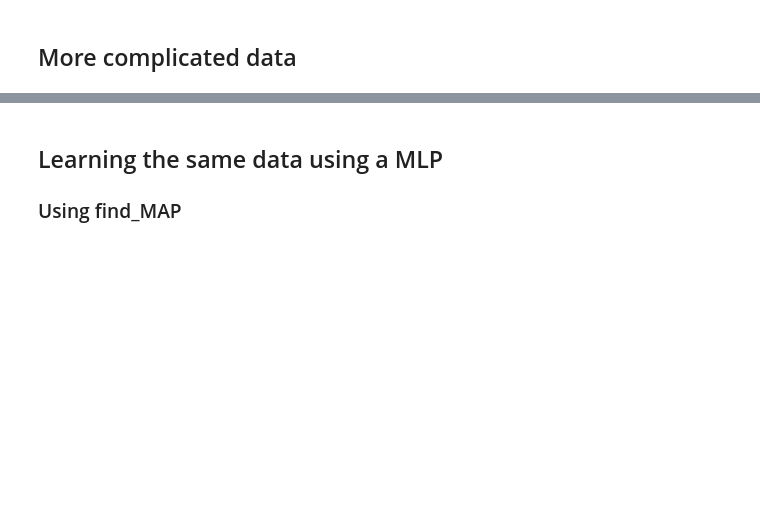
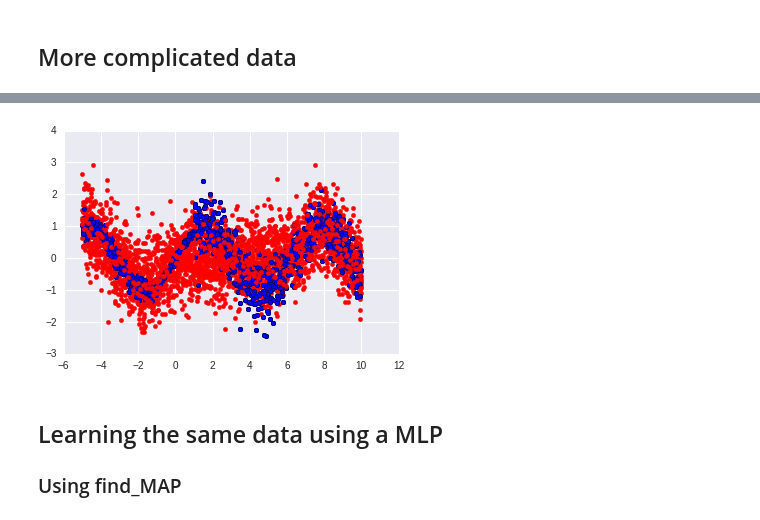
Before and after one commit to davidbp/connectionist, a Jupyter notebook: bayesianNNet/bayesian_regression_mlp.ipynb, the cells around one changed output, grey strips where cells are left out. Cells and saved outputs as stored; diff of their text form; code cells hidden in the pictures; blank space fills up the shorter version.

```diff
--- a/bayesianNNet/bayesian_regression_mlp.ipynb
+++ b/bayesianNNet/bayesian_regression_mlp.ipynb
@@ -482,3 +642,21 @@ plt.axvline(np.argmax(prob_t_given_x),
+# %%
+%matplotlib inline
+
+num_samples = 6
+
+for m in range(num_samples):
+    predictions = ppc['Y_obs'][m]
+
+    ## plot data
+    plt.scatter(X, Y)
+
+    # Write
+
+    plt.scatter(x1_grid,
+                predictions,
+                color="r")
+# %% [output]
+[figure, added]
 # %% [markdown]
 ## Learning the same data using a MLP
 
```
Also changed, not shown: parts of 21 cells of this notebook, 3 other files.
